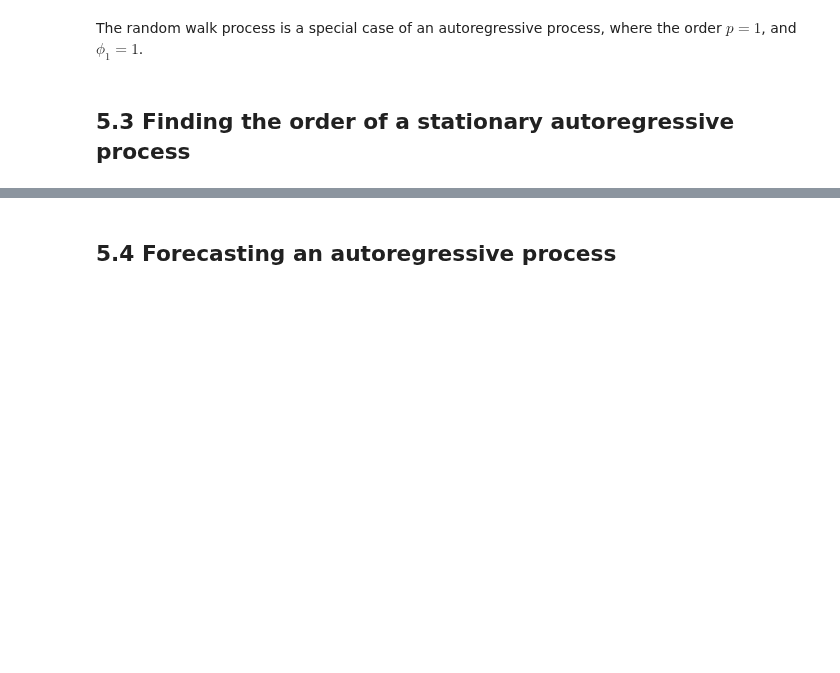
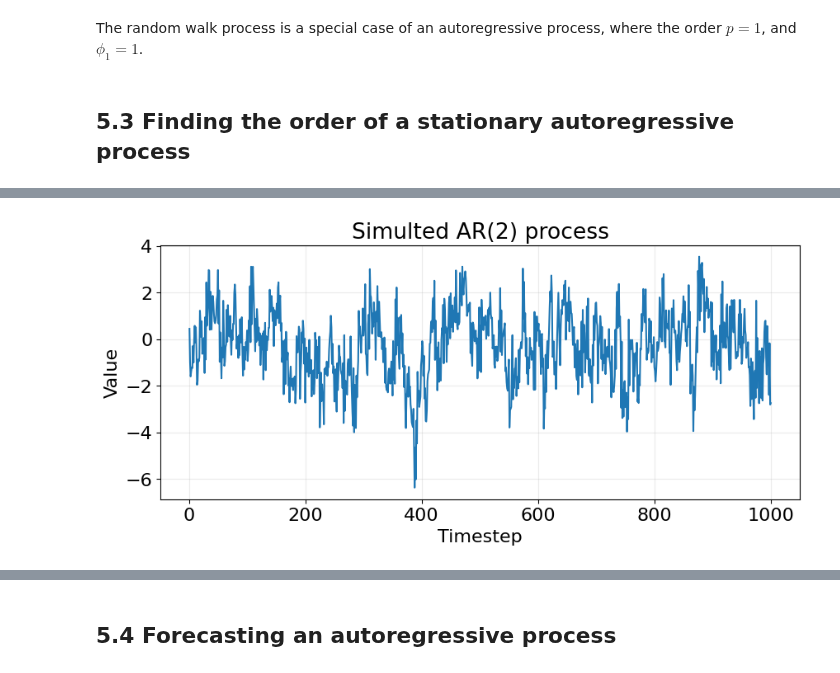
Before and after one commit to LugoBlogger/SI-201-542-forecasting-technique, a Jupyter notebook: week-05.ipynb, the cells around one changed output, grey strips where cells are left out. Saved outputs shown, nothing was run; the diff lists cells and outputs as text; code cells hidden in the pictures; blank space fills up the shorter version.

```diff
--- a/week-05.ipynb
+++ b/week-05.ipynb
@@ -92,0 +184,16 @@ where the order $p = 1$, and $\phi_1 = 1$.
+# %%
+seed = 20230911
+rng = np.random.default_rng(seed)
+distrvs = lambda size: rng.standard_normal(size)
+
+ma2_coeff = np.array([1, 0, 0])
+ar2_coeff = np.array([1, -0.33, -0.50])   # 1.*yt - .33*yt-1 - .55*yt-2
+
+ar2_process = ArmaProcess(ar2_coeff, ma2_coeff)\
+    .generate_sample(nsample=1000, distrvs=distrvs)
+# %%
+plot_time_series(np.arange(1, 1001), ar2_process,
+                 ylabel="Value", xlabel="Timestep", use_date_locator=False,
+                 title="Simulted AR(2) process")
+# %% [output]
+[figure, added]
```
Also changed, not shown: parts of 37 cells of this notebook.
